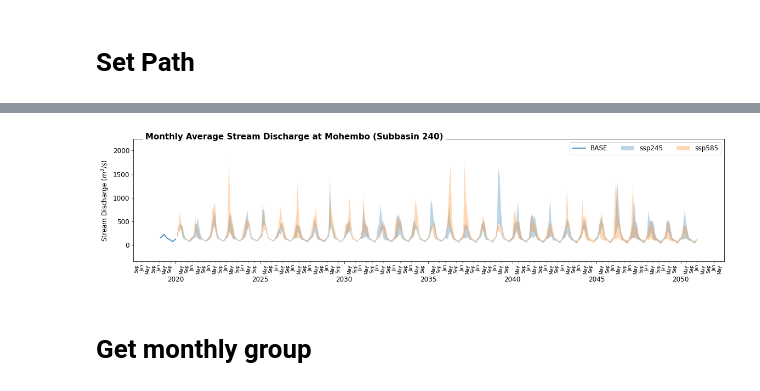
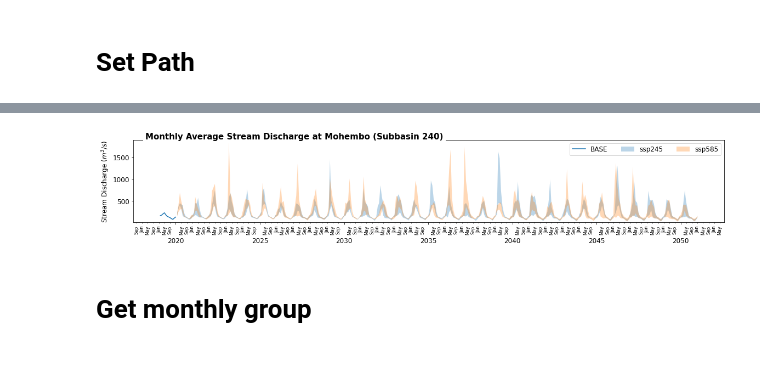
Before and after one commit to spark-brc/swatmf, a Jupyter notebook: okvg_031921_projected_str_sed.ipynb, the cells around one changed output, grey strips where cells are left out. Saved outputs shown, nothing was run; the diff lists cells and outputs as text; code cells hidden in the pictures; blank space fills up the shorter version.

```diff
--- a/okvg_031921_projected_str_sed.ipynb
+++ b/okvg_031921_projected_str_sed.ipynb
@@ -114,7 +70,7 @@ s245_max = scn_df.iloc[:, :4].max(axis = 1)
 s585_min = scn_df.iloc[:, 4:].min(axis = 1)
 s585_max = scn_df.iloc[:, 4:].max(axis = 1)
 # %%
-f, ax = plt.subplots(figsize=(16, 4))
+f, ax = plt.subplots(figsize=(16, 3))
 # marker = itertools.cycle((',', '+', '.', 'o', '*', 'v', '^', '<', '>',))
 # for i in range(len(scn_df.columns)):
 #     ax.plot(scn_df.index, scn_df.iloc[:, i], marker = next(marker), label=scn_df.columns[i])
@@ -133,34 +89,34 @@ yearsFmt = mdates.DateFormatter('%Y')
 # ax.xaxis.set_ticks_position('top')
 ax.xaxis.set_minor_locator(months)
 ax.xaxis.set_minor_formatter(monthsFmt)
 plt.setp(ax.xaxis.get_minorticklabels(), fontsize=8, rotation=90)
 ax.xaxis.set_major_locator(years)
 ax.xaxis.set_major_formatter(yearsFmt)
 ax.tick_params(axis='x', pad=23) # add some space for the year label
 
 
 ax.legend(
     lines, labels, ncol=3,
     # bbox_to_anchor=(0, 0.202),
     fontsize=12,
     # loc = 'lower left'
     )
-ax.margins(y=0.2)
+ax.margins(y=0.01)
 ax.set_title(
     'Monthly Average Stream Discharge at Mohembo (Subbasin 240)',
     fontsize=15,
     fontweight="bold",
     horizontalalignment='left',
     x=0.02,
     y=0.97,
     bbox=dict(
         facecolor='white',
         edgecolor='white'))
 ax.set_ylabel(r'Stream Discharge $(m^3/s)$', fontsize = 12)
 f.tight_layout()
 plt.savefig(os.path.join(wd, 'projected_str_mohembo.png'), dpi=300, bbox_inches="tight")
 plt.show()
 # %% [output]
-[figure, old version]
+[figure, new version]
 # %% [markdown]
 # Get monthly group
```
Also changed, not shown: parts of 27 cells of this notebook.
